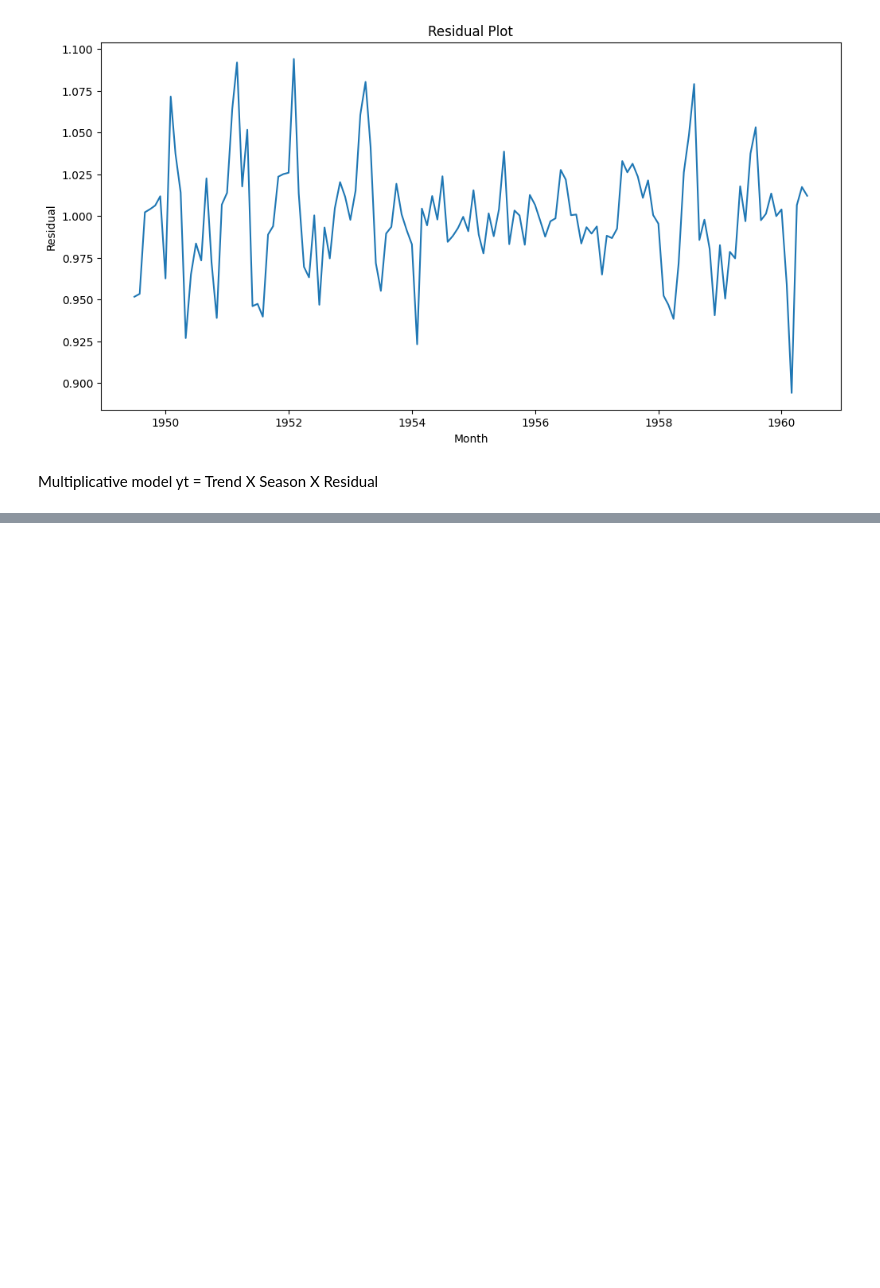
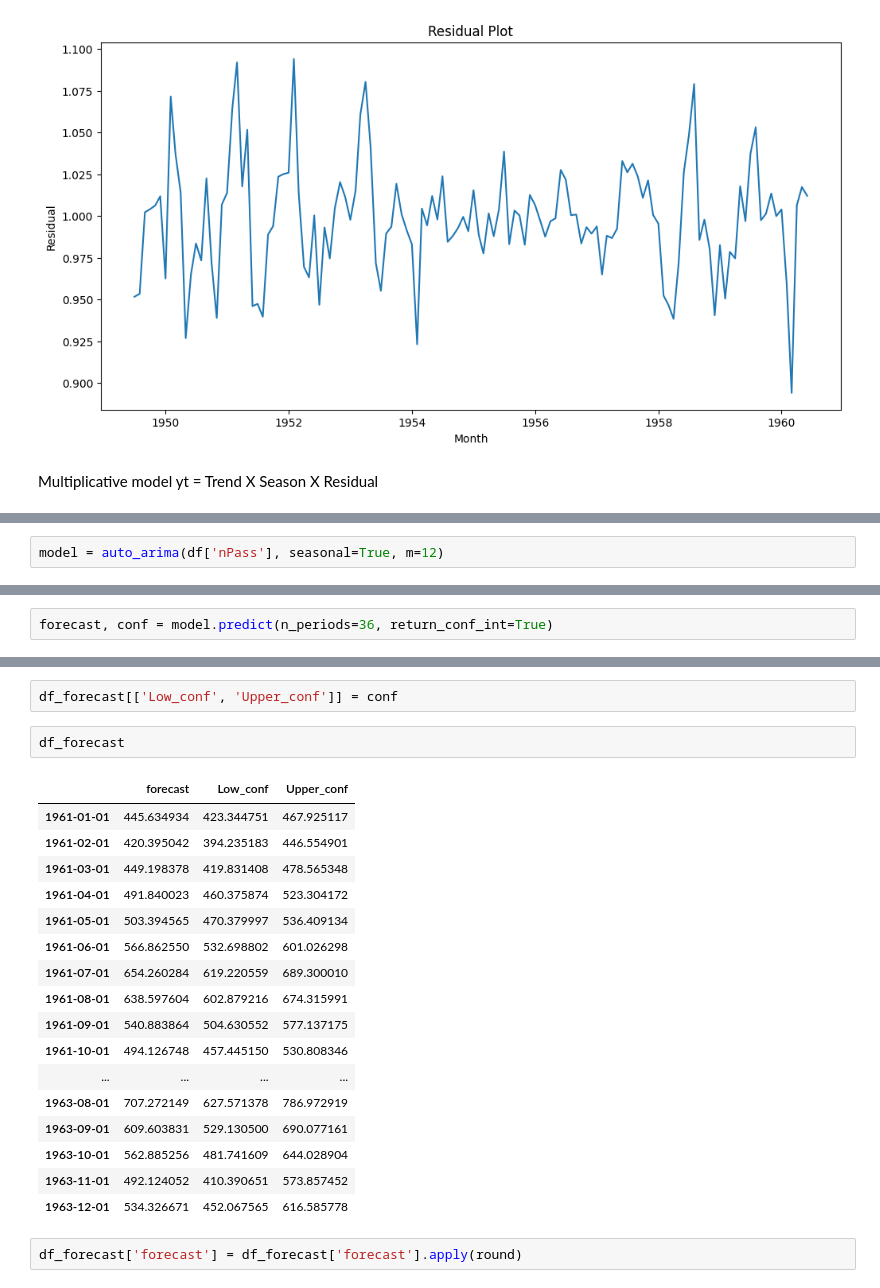
Before and after one commit to utkarshg1/VSCode_Thu_Fri_6_8pm, a Jupyter notebook: Time Series Analysis/TimeSeries.ipynb, the cells around one changed output, grey strips where cells are left out. Cells and saved outputs as stored; diff of their text form; blank space fills up the shorter version.

```diff
--- a/Time Series Analysis/TimeSeries.ipynb
+++ b/Time Series Analysis/TimeSeries.ipynb
@@ -113,0 +149,2 @@ Multiplicative model yt = Trend X Season X Residual
+# %%
+model = auto_arima(df['nPass'], seasonal=True, m=12)
@@ -113,0 +174,2 @@ Multiplicative model yt = Trend X Season X Residual
+# %%
+forecast, conf = model.predict(n_periods=36, return_conf_int=True)
@@ -113,0 +240,24 @@ Multiplicative model yt = Trend X Season X Residual
+# %%
+df_forecast[['Low_conf', 'Upper_conf']] = conf
+# %%
+df_forecast
+# %% [output]
+|  | forecast | Low_conf | Upper_conf |
+| 1961-01-01 | 445.634934 | 423.344751 | 467.925117 |
+| 1961-02-01 | 420.395042 | 394.235183 | 446.554901 |
+| 1961-03-01 | 449.198378 | 419.831408 | 478.565348 |
+| 1961-04-01 | 491.840023 | 460.375874 | 523.304172 |
+| 1961-05-01 | 503.394565 | 470.379997 | 536.409134 |
+| 1961-06-01 | 566.862550 | 532.698802 | 601.026298 |
+| 1961-07-01 | 654.260284 | 619.220559 | 689.300010 |
+| 1961-08-01 | 638.597604 | 602.879216 | 674.315991 |
+| 1961-09-01 | 540.883864 | 504.630552 | 577.137175 |
+| 1961-10-01 | 494.126748 | 457.445150 | 530.808346 |
+| ... | ... | ... | ... |
+| 1963-08-01 | 707.272149 | 627.571378 | 786.972919 |
+| 1963-09-01 | 609.603831 | 529.130500 | 690.077161 |
+| 1963-10-01 | 562.885256 | 481.741609 | 644.028904 |
+| 1963-11-01 | 492.124052 | 410.390651 | 573.857452 |
+| 1963-12-01 | 534.326671 | 452.067565 | 616.585778 |
+# %%
+df_forecast['forecast'] = df_forecast['forecast'].apply(round)
```
Also changed, not shown: parts of 24 cells of this notebook, 1 other file.
